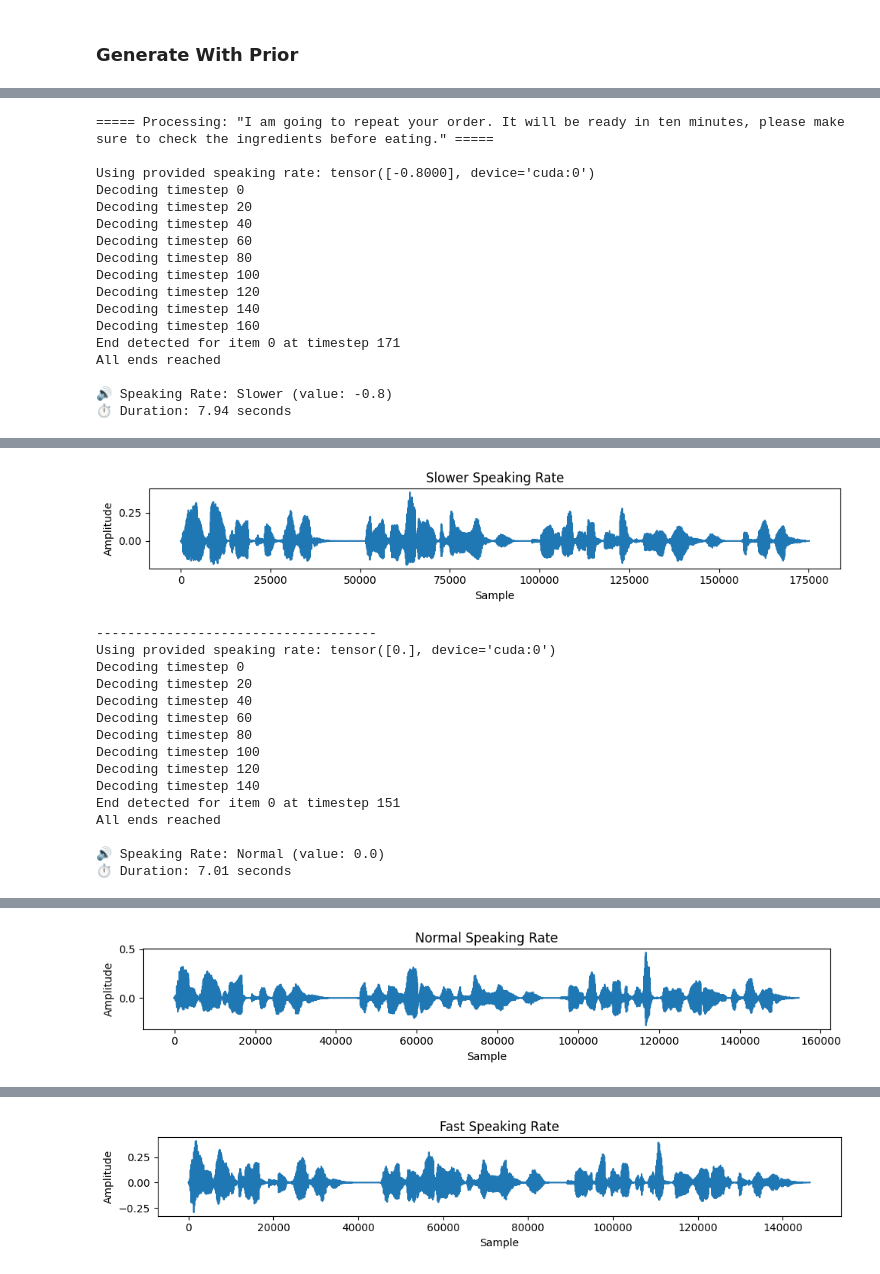
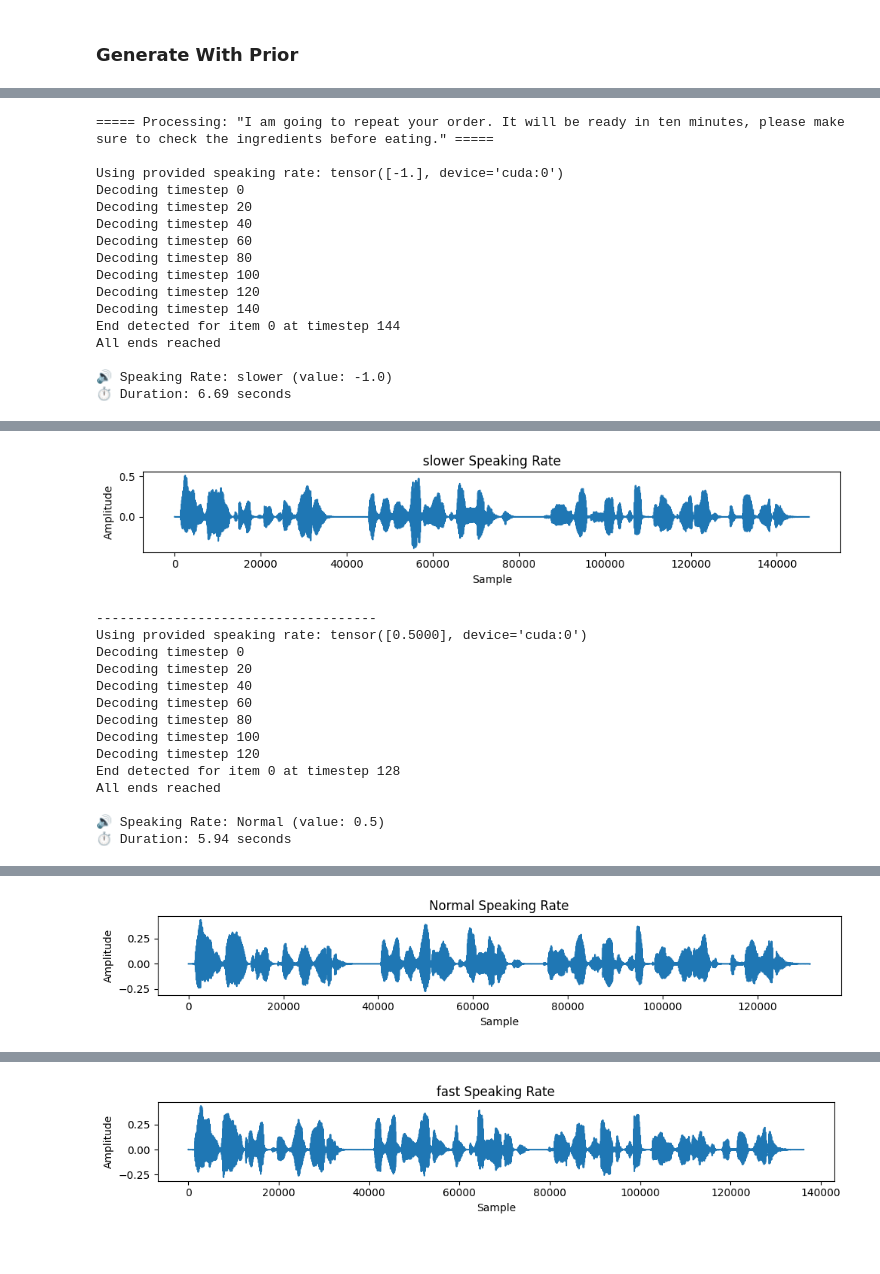
Before and after one commit to hmofid03/NeMo, a Jupyter notebook: t5tts_inference_clean_speaking_rate.ipynb, the cells around one changed output, grey strips where cells are left out. Drawn from its saved outputs; the diff is of its cells as text; code cells hidden in the pictures.

```diff
--- a/t5tts_inference_clean_speaking_rate.ipynb
+++ b/t5tts_inference_clean_speaking_rate.ipynb
@@ -19,7 +21,7 @@ torch.cuda.ipc_collect()
 
 #######################################################################################################################################################
 hparams_file = "/data/hparams.yaml"
-checkpoint_file = "/data/magpieTTS--val_loss=9.8486-epoch=61.ckpt"
+checkpoint_file = "/data/magpieTTS--val_loss=9.5760-epoch=119.ckpt"
 
 # codecmodel_path = "/datap/misc/checkpoints/AudioCodec_21Hz_no_eliz.nemo"
 codecmodel_path = "/data/21fps_causal_codecmodel.nemo"
@@ -175,7 +178,7 @@ test_entries = [
 
     create_record(
         text="I am going to repeat your order. It will be ready in ten minutes, please make sure to check the ingredients before eating.",
-        context_text="Speaker and Emotion: | Language:en Dataset:RivaTTS Speaker:Sean | Emotion:Additional |",
+        context_text="Speaker and Emotion: | Language:en Dataset:RivaTTS Speaker:Rodney | Emotion:other |",
     ),
 
 ]
@@ -321,11 +321,11 @@ from IPython.display import Audio, display
 import soundfile as sf
 
 # Define speaking rates with user-friendly labels
+
 speaking_rates = {
-    "Slower": -0.8,
-    "Normal": 0.0,
-    "Fast": 0.8,
-    "Very Fast": 1
+    "slower": -1.0,
+    "Normal": 0.5,
+    "fast": 0.8
 }
 
 # Create a results table
@@ -451,41 +451,40 @@ try:
     print(tabulate(table_data, headers=headers, tablefmt="grid"))
 except ImportError:
     print("Install tabulate for better formatted tables")
     for r in results_table:
         print(f"- {r['Text']} | {r['Speaking Rate']} | Duration: {r['Duration (sec)']}s")
 
 # Save a summary CSV file
 try:
     import csv
     with open(os.path.join(out_dir, "speaking_rate_results.csv"), "w", newline="") as f:
         writer = csv.DictWriter(f, fieldnames=["Text", "Speaking Rate", "Rate Value", "Duration (sec)"])
         writer.writeheader()
         writer.writerows(results_table)
     print(f"\nResults saved to {os.path.join(out_dir, 'speaking_rate_results.csv')}")
 except:
     print("Could not save CSV file")
 # %% [output]
 ===== Processing: "I am going to repeat your order. It will be ready in ten minutes, please make sure to check the ingredients before eating." =====
 
-Using provided speaking rate: tensor([-0.8000], device='cuda:0')
+Using provided speaking rate: tensor([-1.], device='cuda:0')
 Decoding timestep 0
 Decoding timestep 20
 Decoding timestep 40
 Decoding timestep 60
 Decoding timestep 80
 Decoding timestep 100
 Decoding timestep 120
 Decoding timestep 140
-Decoding timestep 160
-End detected for item 0 at timestep 171
+End detected for item 0 at timestep 144
 All ends reached
 
-🔊 Speaking Rate: Slower (value: -0.8)
-⏱️ Duration: 7.94 seconds
+🔊 Speaking Rate: slower (value: -1.0)
+⏱️ Duration: 6.69 seconds
 [interactive output not drawn]
-[figure, old version]
+[figure, new version]
 ------------------------------------
-Using provided speaking rate: tensor([0.], device='cuda:0')
+Using provided speaking rate: tensor([0.5000], device='cuda:0')
 Decoding timestep 0
 Decoding timestep 20
 Decoding timestep 40
@@ -493,14 +492,13 @@ Decoding timestep 60
 Decoding timestep 80
 Decoding timestep 100
 Decoding timestep 120
-Decoding timestep 140
-End detected for item 0 at timestep 151
+End detected for item 0 at timestep 128
 All ends reached
 
-🔊 Speaking Rate: Normal (value: 0.0)
-⏱️ Duration: 7.01 seconds
+🔊 Speaking Rate: Normal (value: 0.5)
+⏱️ Duration: 5.94 seconds
 [interactive output not drawn]
-[figure, old version]
+[figure, new version]
 ------------------------------------
 Using provided speaking rate: tensor([0.8000], device='cuda:0')
 Decoding timestep 0
@@ -519,3 +516,3 @@ All ends reached
 [interactive output not drawn]
-[figure, old version]
+[figure, new version]
 ------------------------------------
```
Also changed, not shown: parts of 4 cells of this notebook, 2 other files.
